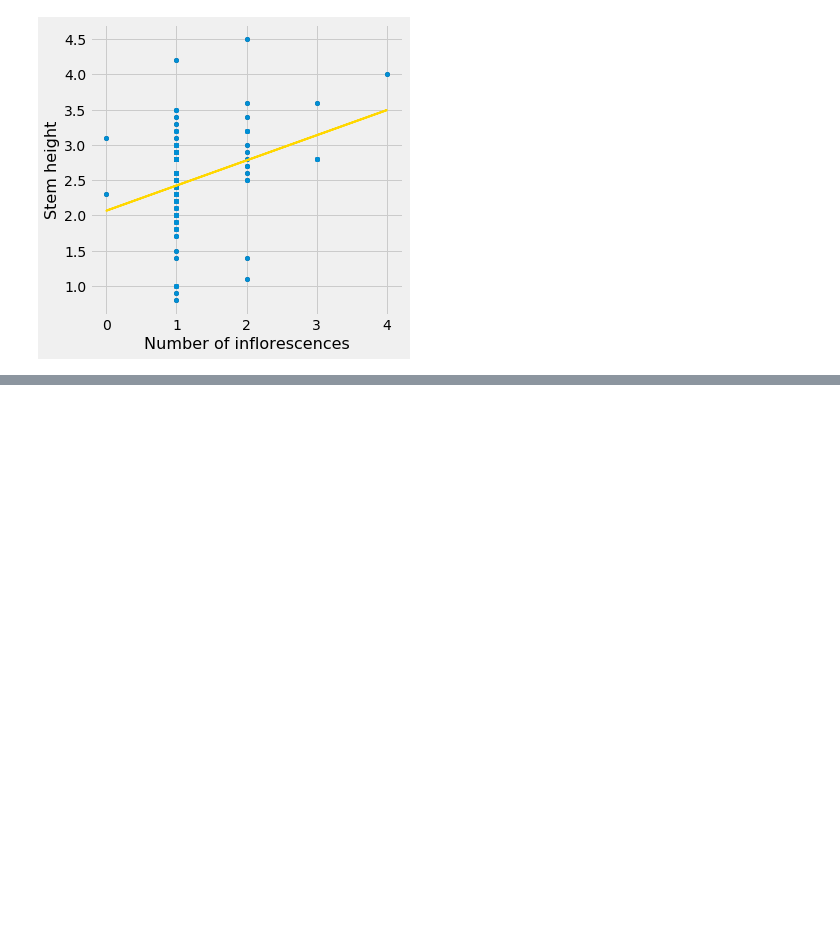
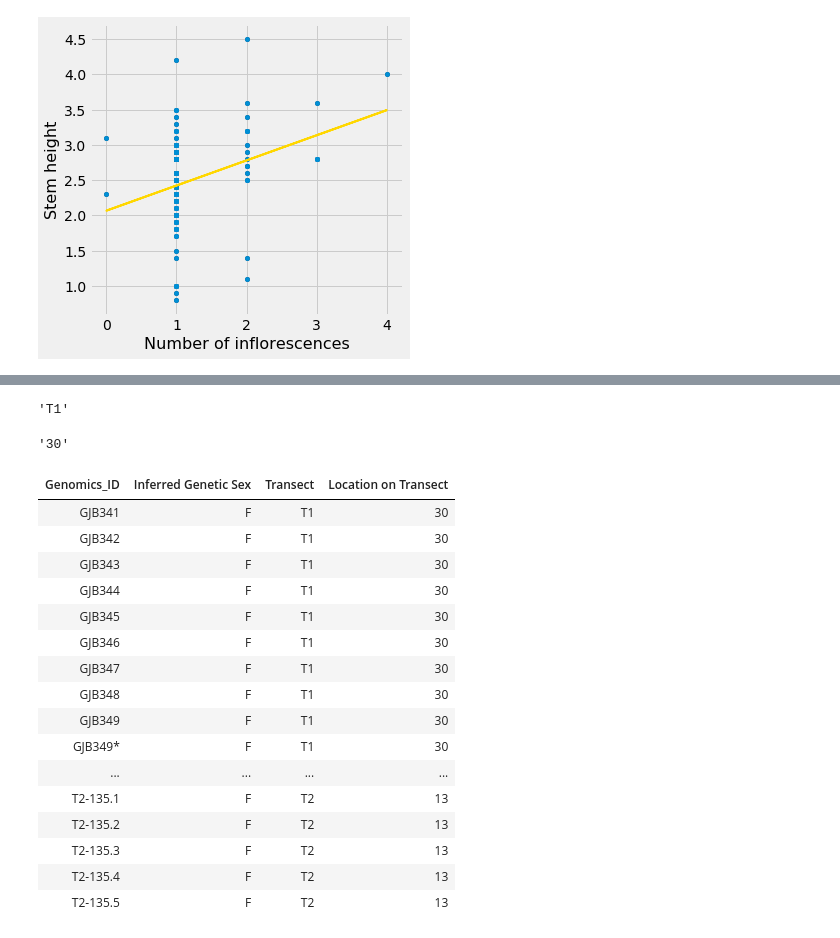
Before and after one commit to jzjomsky/URAP_Sex_Ratio, a Jupyter notebook: Bowker_Recreation.ipynb, the cells around one changed output, grey strips where cells are left out. Saved outputs shown, nothing was run; the diff lists cells and outputs as text; code cells hidden in the pictures; blank space fills up the shorter version.

```diff
--- a/Bowker_Recreation.ipynb
+++ b/Bowker_Recreation.ipynb
@@ -325,0 +383,3 @@ correlation(small_data.where('Sex (M,F,S)', 'F'),'Number of inflorescences','Ste
+# %%
+our_data = our_data_unclean.select(0,1,13,16).where('Inferred Genetic Sex', are.not_equal_to('nan'))
+our_data
@@ -325,0 +399,43 @@ correlation(small_data.where('Sex (M,F,S)', 'F'),'Number of inflorescences','Ste
+# %%
+def transect(str):
+    for i in range(len(str)):
+        if str[i] == "T":
+            end = i + 2
+            return str[i:i+2]
+# %%
+transect("BOWKER-T1-30")
+# %% [output]
+'T1'
+# %%
+def loc(str):
+    for i in range(len(str)):
+        if str[i] == "T":
+            start = i + 3
+            return str[start:start+2]
+# %%
+loc("BOWKER-T1-30")
+# %% [output]
+'30'
+# %%
+transect_data = our_data.apply(transect, "Sample_ID")
+location_data = our_data.apply(loc, "Sample_ID")
+location_and_sex = our_data.drop(1,2).with_columns("Transect", transect_data, "Location on Transect", location_data)
+location_and_sex.show(200)
+# %% [output]
+| Genomics_ID | Inferred Genetic Sex | Transect | Location on Transect |
+| GJB341 | F | T1 | 30 |
+| GJB342 | F | T1 | 30 |
+| GJB343 | F | T1 | 30 |
+| GJB344 | F | T1 | 30 |
+| GJB345 | F | T1 | 30 |
+| GJB346 | F | T1 | 30 |
+| GJB347 | F | T1 | 30 |
+| GJB348 | F | T1 | 30 |
+| GJB349 | F | T1 | 30 |
+| GJB349* | F | T1 | 30 |
+| ... | ... | ... | ... |
+| T2-135.1 | F | T2 | 13 |
+| T2-135.2 | F | T2 | 13 |
+| T2-135.3 | F | T2 | 13 |
+| T2-135.4 | F | T2 | 13 |
+| T2-135.5 | F | T2 | 13 |
```
Also changed, not shown: parts of 20 cells of this notebook, 1 other file.
